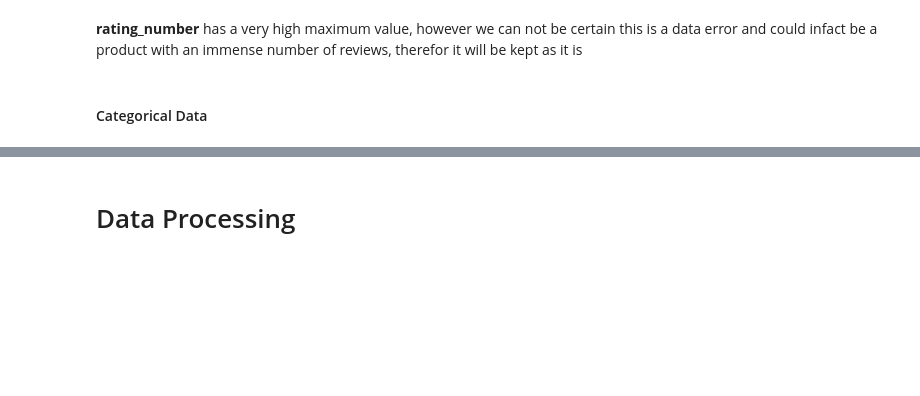
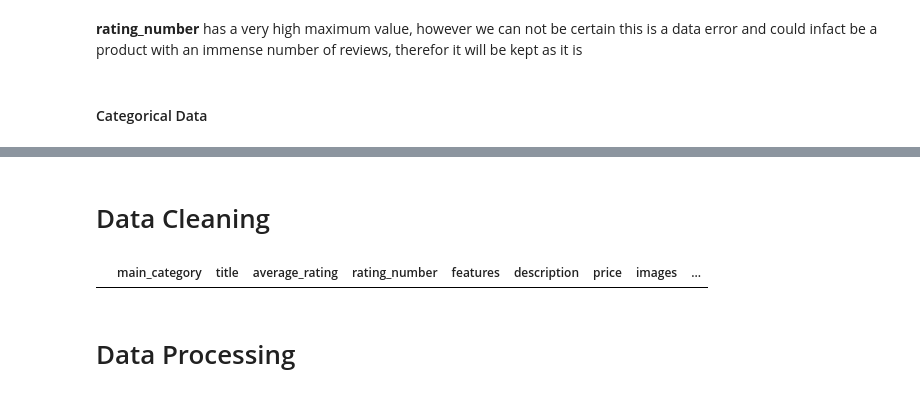
Before and after one commit to Ahmed-Abuanda/ahmed-bshg-case-study, a Jupyter notebook: Analysis/Full Analysis.ipynb, the cells around one changed output, grey strips where cells are left out. Cells and saved outputs as stored; diff of their text form; code cells hidden in the pictures; blank space fills up the shorter version.

```diff
--- a/Analysis/Full Analysis.ipynb
+++ b/Analysis/Full Analysis.ipynb
@@ -139,3 +141,9 @@ fig.update_layout(
+# %% [markdown]
+# Data Cleaning
+# %%
+df[df["title"].notna()][df[df["title"].notna()]["title"].apply(lambda x: "<" in x)]
+# %% [output]
+|  | main_category | title | average_rating | rating_number | features | description | price | images | ... |
 # %% [markdown]
 # Data Processing
 # %% [markdown]
```
Also changed, not shown: parts of 11 cells of this notebook, 1 other file.
